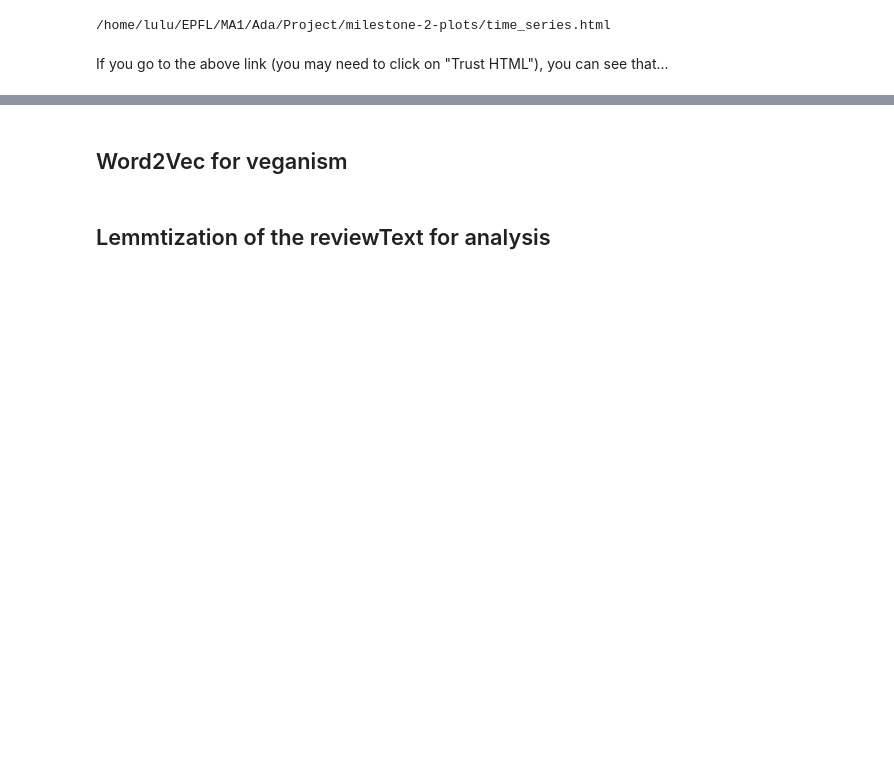
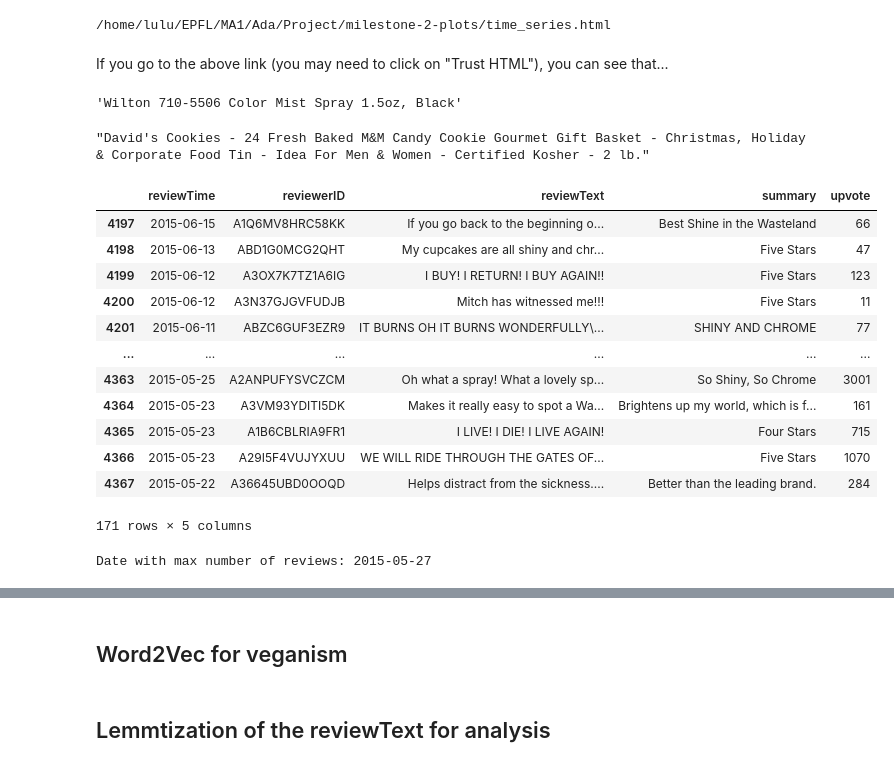
Before and after one commit to JulesssG/ADA-project, a Jupyter notebook: milestone_2.ipynb, the cells around one changed output, grey strips where cells are left out. Cells and saved outputs as stored; diff of their text form; code cells hidden in the pictures; blank space fills up the shorter version.

Commit message:
Investigate products that were very popular in time series

```diff
--- a/milestone_2.ipynb
+++ b/milestone_2.ipynb
@@ -309,3 +309,35 @@ FileLink(file_name)
 /home/lulu/EPFL/MA1/Ada/Project/milestone-2-plots/time_series.html
 # %% [markdown]
 If you go to the above link (you may need to click on "Trust HTML"), you can see that...
+# %%
+id1 = "B0000CFH7B"
+id2 = "B0000D916Y"
+display(meta["title"][meta["asin"] == id1].values[0])
+meta["title"][meta["asin"] == id2].values[0]
+# %% [output]
+'Wilton 710-5506 Color Mist Spray 1.5oz, Black'
+"David's Cookies - 24 Fresh Baked M&M Candy Cookie Gourmet Gift Basket - Christmas, Holiday & Corporate Food Tin - Idea For Men & Women - Certified Kosher - 2 lb."
+# %%
+reviews_spray = reviews[["reviewTime", "reviewerID", "reviewText", "summary", "upvote"]]\
+                        [(reviews["asin"] == id1) &\
+                         (reviews["reviewTime"] >= pd.to_datetime("2015-05-22")) &\
+                         (reviews["reviewTime"] <= pd.to_datetime("2015-06-15"))]
+
+display(reviews_spray)
+date_with_max_reviews = reviews_spray.groupby("reviewTime").agg("size").idxmax()
+print(f"Date with max number of reviews: {date_with_max_reviews.date()}")
+# %% [output]
+|  | reviewTime | reviewerID | reviewText | summary | upvote |
+| 4197 | 2015-06-15 | A1Q6MV8HRC58KK | If you go back to the beginning o... | Best Shine in the Wasteland | 66 |
+| 4198 | 2015-06-13 | ABD1G0MCG2QHT | My cupcakes are all shiny and chr... | Five Stars | 47 |
+| 4199 | 2015-06-12 | A3OX7K7TZ1A6IG | I BUY! I RETURN! I BUY AGAIN!! | Five Stars | 123 |
+| 4200 | 2015-06-12 | A3N37GJGVFUDJB | Mitch has witnessed me!!! | Five Stars | 11 |
+| 4201 | 2015-06-11 | ABZC6GUF3EZR9 | IT BURNS OH IT BURNS WONDERFULLY\... | SHINY AND CHROME | 77 |
+| ... | ... | ... | ... | ... | ... |
+| 4363 | 2015-05-25 | A2ANPUFYSVCZCM | Oh what a spray! What a lovely sp... | So Shiny, So Chrome | 3001 |
+| 4364 | 2015-05-23 | A3VM93YDITI5DK | Makes it really easy to spot a Wa... | Brightens up my world, which is f... | 161 |
+| 4365 | 2015-05-23 | A1B6CBLRIA9FR1 | I LIVE! I DIE! I LIVE AGAIN! | Four Stars | 715 |
+| 4366 | 2015-05-23 | A29I5F4VUJYXUU | WE WILL RIDE THROUGH THE GATES OF... | Five Stars | 1070 |
+| 4367 | 2015-05-22 | A36645UBD0OOQD | Helps distract from the sickness.... | Better than the leading brand. | 284 |
+171 rows × 5 columns
+Date with max number of reviews: 2015-05-27
```
Also changed, not shown: parts of 1 cell of this notebook.
